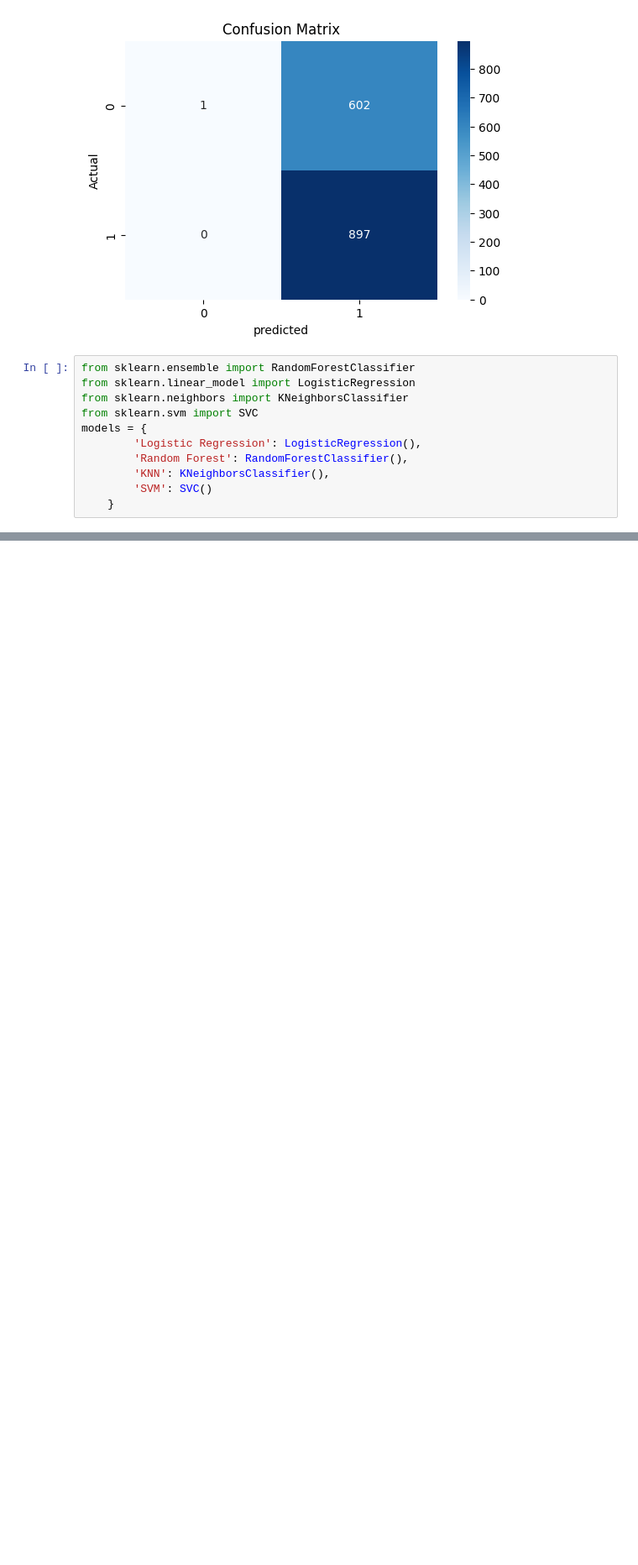
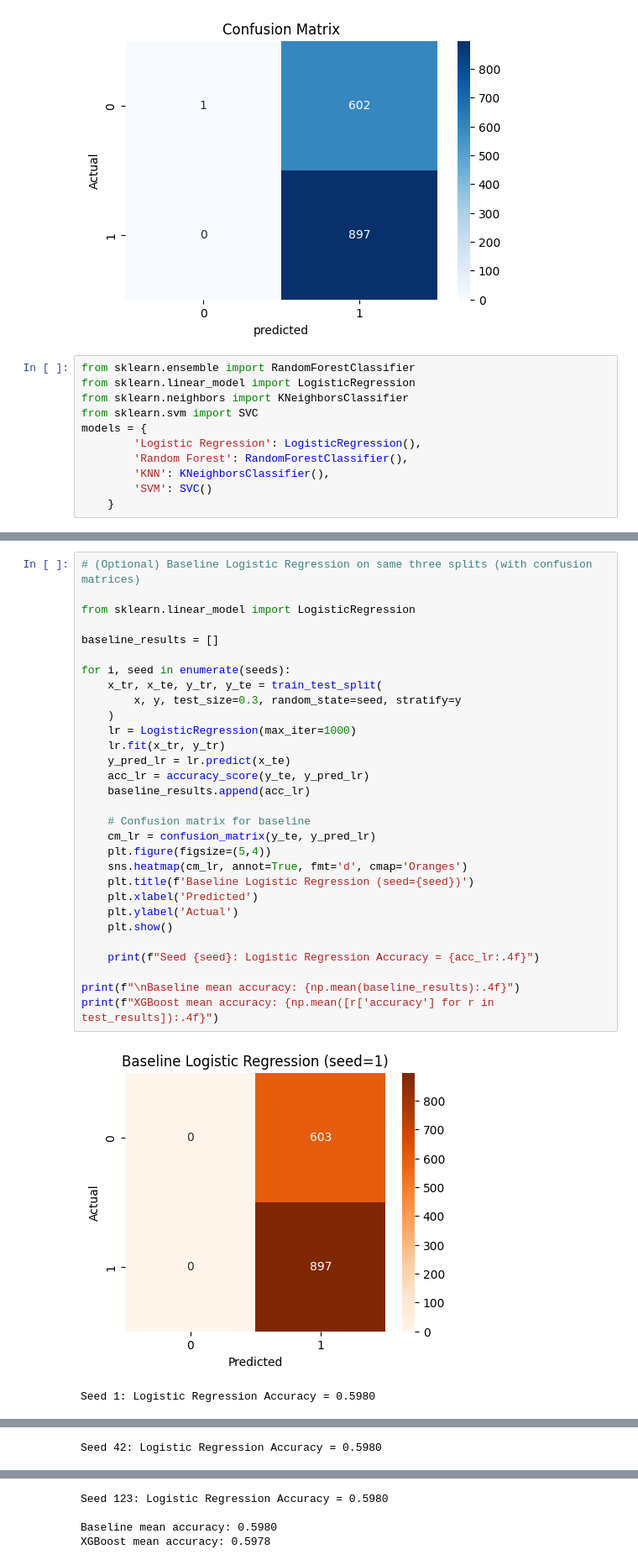
Before and after one commit to ADEOYE-MARY25/Fruit_Classification, a Jupyter notebook: Customer_Behaviour/customer_behaviour.ipynb, the cells around one changed output, grey strips where cells are left out. Shown at 84% size. Drawn from its saved outputs; the diff is of its cells as text; blank space fills up the shorter version.

```diff
--- a/Customer_Behaviour/customer_bev.ipynb
+++ b/Customer_Behaviour/customer_behaviour.ipynb
@@ -635,0 +859,33 @@ xgb_tuned.fit(x_train, y_train)
+# %%
+# (Optional) Baseline Logistic Regression on same three splits (with confusion matrices)
+
+from sklearn.linear_model import LogisticRegression
+
+baseline_results = []
+
+for i, seed in enumerate(seeds):
+    x_tr, x_te, y_tr, y_te = train_test_split(
+        x, y, test_size=0.3, random_state=seed, stratify=y
+    )
+    lr = LogisticRegression(max_iter=1000)
+    lr.fit(x_tr, y_tr)
+    y_pred_lr = lr.predict(x_te)
+    acc_lr = accuracy_score(y_te, y_pred_lr)
+    baseline_results.append(acc_lr)
+
+    # Confusion matrix for baseline
+    cm_lr = confusion_matrix(y_te, y_pred_lr)
+    plt.figure(figsize=(5,4))
+    sns.heatmap(cm_lr, annot=True, fmt='d', cmap='Oranges')
+    plt.title(f'Baseline Logistic Regression (seed={seed})')
+    plt.xlabel('Predicted')
+    plt.ylabel('Actual')
+    plt.show()
+
+    print(f"Seed {seed}: Logistic Regression Accuracy = {acc_lr:.4f}")
+
+print(f"\nBaseline mean accuracy: {np.mean(baseline_results):.4f}")
+print(f"XGBoost mean accuracy: {np.mean([r['accuracy'] for r in test_results]):.4f}")
+# %% [output]
+[figure, added]
+Seed 1: Logistic Regression Accuracy = 0.5980
@@ -635,0 +893 @@ xgb_tuned.fit(x_train, y_train)
+Seed 42: Logistic Regression Accuracy = 0.5980
@@ -635,0 +895,4 @@ xgb_tuned.fit(x_train, y_train)
+Seed 123: Logistic Regression Accuracy = 0.5980
+
+Baseline mean accuracy: 0.5980
+XGBoost mean accuracy: 0.5978
```
Also changed, not shown: parts of 35 cells of this notebook, 3 other files.
